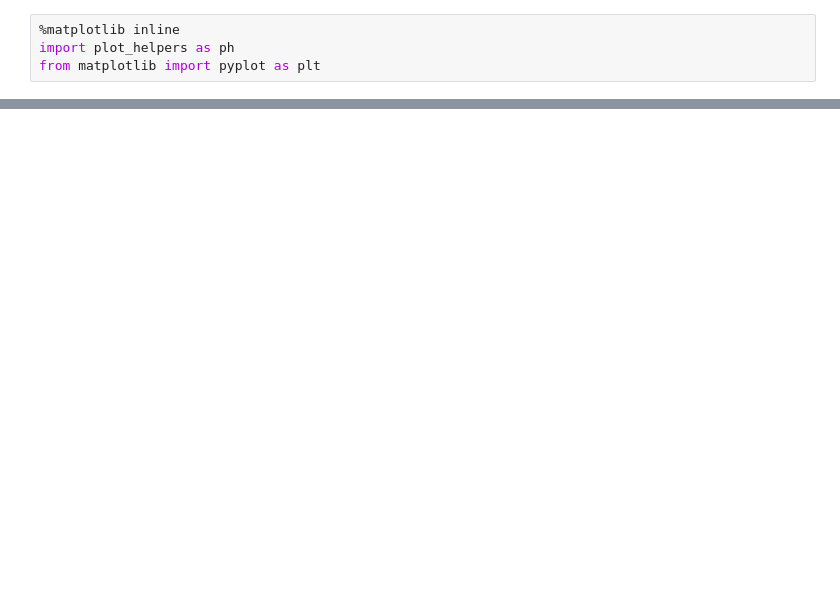
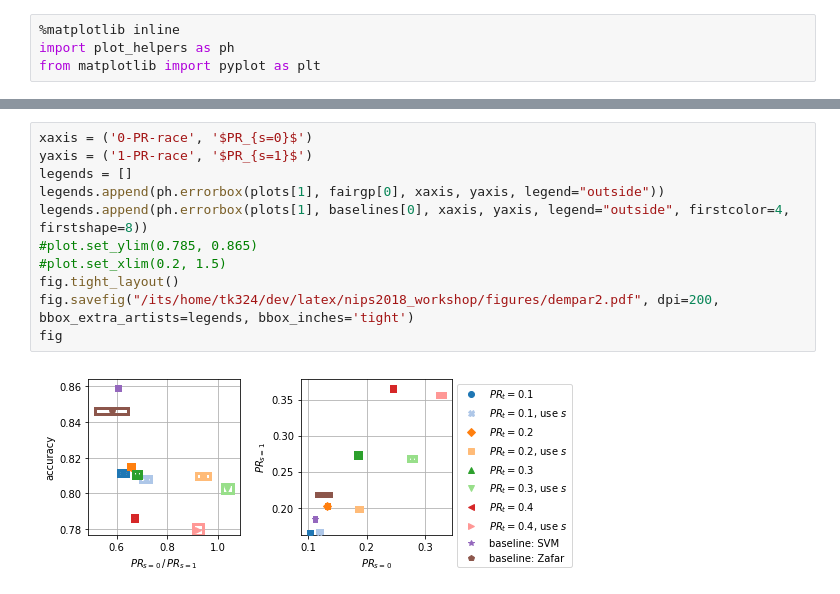
Before and after one commit to predictive-analytics-lab/fairness-comparison, a Jupyter notebook: analysis/dempar_workshop.ipynb, the cells around one changed output, grey strips where cells are left out. Drawn from its saved outputs; the diff is of its cells as text; blank space fills up the shorter version.

```diff
--- a/analysis/dempar_workshop.ipynb
+++ b/analysis/dempar_workshop.ipynb
@@ -25 +58,14 @@ data = fairgp
+# %%
+xaxis = ('0-PR-race', '$PR_{s=0}$')
+yaxis = ('1-PR-race', '$PR_{s=1}$')
+legends = []
+legends.append(ph.errorbox(plots[1], fairgp[0], xaxis, yaxis, legend="outside"))
+legends.append(ph.errorbox(plots[1], baselines[0], xaxis, yaxis, legend="outside", firstcolor=4, firstshape=8))
+#plot.set_ylim(0.785, 0.865)
+#plot.set_xlim(0.2, 1.5)
+fig.tight_layout()
+fig.savefig("/its/home/tk324/dev/latex/nips2018_workshop/figures/dempar2.pdf", dpi=200, bbox_extra_artists=legends, bbox_inches='tight')
+fig
+# %% [output]
+[figure, added]
 # %%
```
Also changed, not shown: parts of 8 cells of this notebook, 2 other files.
